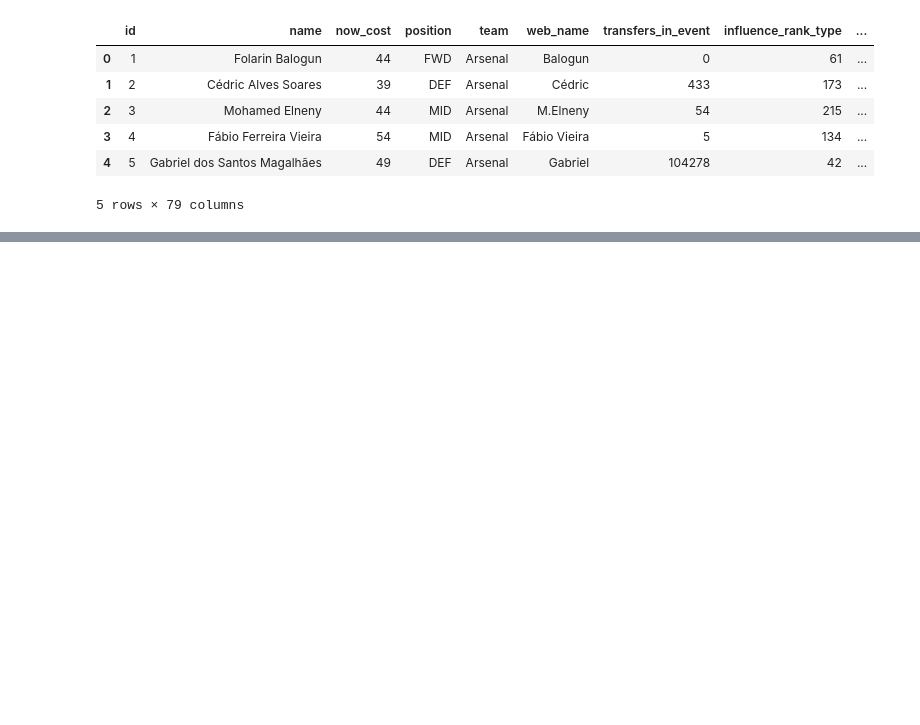
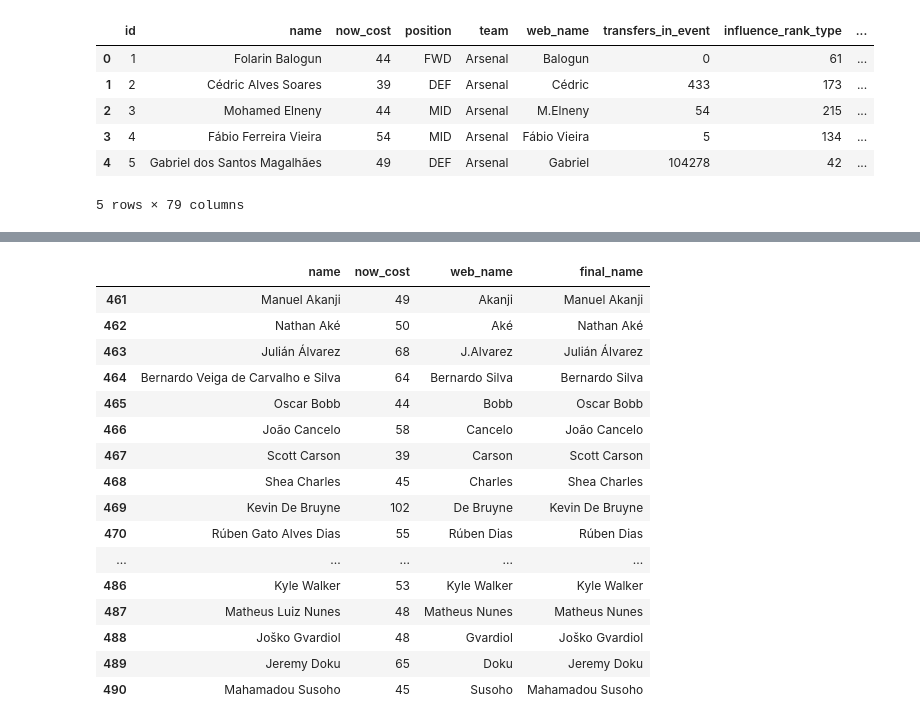
Before and after one commit to Qu1te-a-nice-guy/Football_stats, a Jupyter notebook: NB_1.ipynb, the cells around one changed output, grey strips where cells are left out. Cells and saved outputs as stored; diff of their text form; code cells hidden in the pictures; blank space fills up the shorter version.

```diff
--- a/NB_1.ipynb
+++ b/NB_1.ipynb
@@ -68,0 +57,30 @@ city2
+# %%
+# Create a new column 'final_name' starting with the 'name' column
+city2['final_name'] = city2['name']
+
+# Manually swap for specific players
+city2.loc[city2['name'] == 'Bernardo Veiga de Carvalho e Silva', 'final_name'] = city2['web_name']
+city2.loc[city2['name'] == 'Rodrigo Hernandez', 'final_name'] = city2['web_name']
+city2.loc[city2['name'] == 'Rúben Gato Alves Dias', 'final_name'] = city2['web_name']
+city2.loc[city2['name'] == 'Ederson Santana de Moraes', 'final_name'] = city2['web_name']
+city2.loc[city2['name'] == 'Stefan Ortega Moreno', 'final_name'] = city2['web_name']
+city2.loc[city2['name'] == 'Matheus Luiz Nunes', 'final_name'] = city2['web_name']
+city2
+# %% [output]
+|  | name | now_cost | web_name | final_name |
+| 461 | Manuel Akanji | 49 | Akanji | Manuel Akanji |
+| 462 | Nathan Aké | 50 | Aké | Nathan Aké |
+| 463 | Julián Álvarez | 68 | J.Alvarez | Julián Álvarez |
+| 464 | Bernardo Veiga de Carvalho e Silva | 64 | Bernardo Silva | Bernardo Silva |
+| 465 | Oscar Bobb | 44 | Bobb | Oscar Bobb |
+| 466 | João Cancelo | 58 | Cancelo | João Cancelo |
+| 467 | Scott Carson | 39 | Carson | Scott Carson |
+| 468 | Shea Charles | 45 | Charles | Shea Charles |
+| 469 | Kevin De Bruyne | 102 | De Bruyne | Kevin De Bruyne |
+| 470 | Rúben Gato Alves Dias | 55 | Rúben Dias | Rúben Dias |
+| ... | ... | ... | ... | ... |
+| 486 | Kyle Walker | 53 | Kyle Walker | Kyle Walker |
+| 487 | Matheus Luiz Nunes | 48 | Matheus Nunes | Matheus Nunes |
+| 488 | Joško Gvardiol | 48 | Gvardiol | Joško Gvardiol |
+| 489 | Jeremy Doku | 65 | Doku | Jeremy Doku |
+| 490 | Mahamadou Susoho | 45 | Susoho | Mahamadou Susoho |
```
Also changed, not shown: parts of 5 cells of this notebook, 1 other file.
